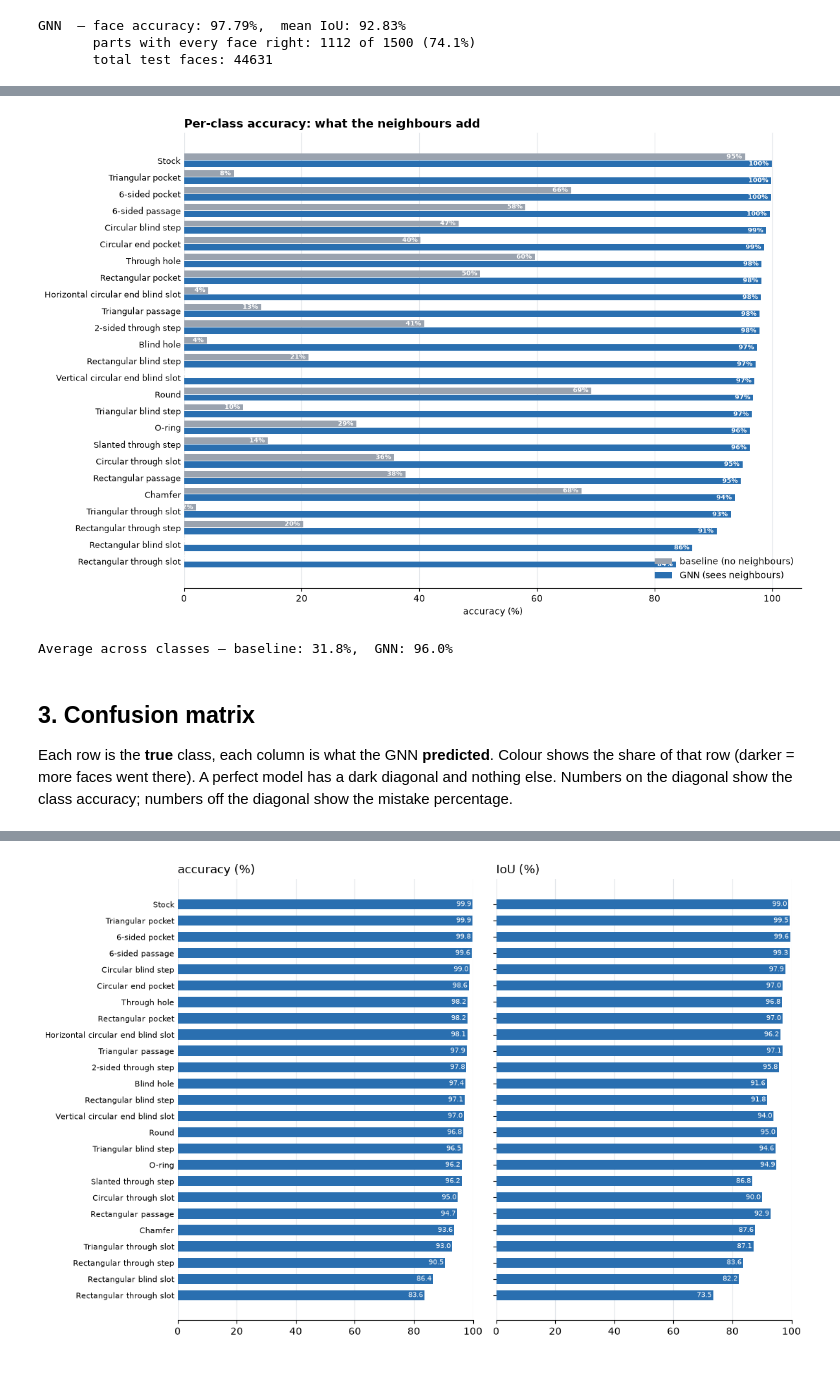
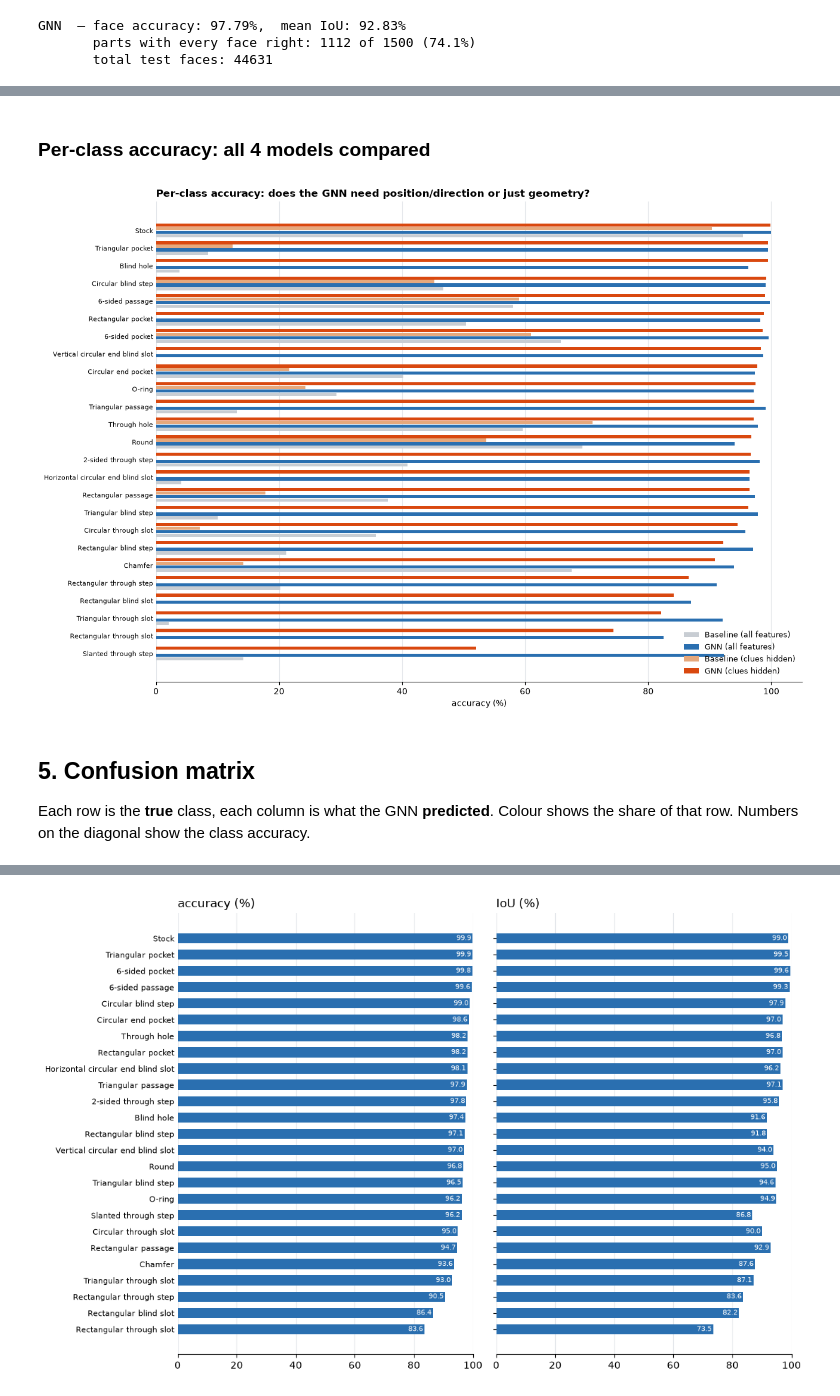
Before and after one commit to udaydahal/AnK_Progress, a Jupyter notebook: brep_gnn/mfcad/visualize_mfcad.ipynb, the cells around one changed output, grey strips where cells are left out. Saved outputs shown, nothing was run; the diff lists cells and outputs as text; code cells hidden in the pictures.

```diff
--- a/brep_gnn/mfcad/visualize_mfcad.ipynb
+++ b/brep_gnn/mfcad/visualize_mfcad.ipynb
@@ -117,0 +246,20 @@ Each bar shows what % of faces of that class were predicted correctly. Classes s
+# %%
+fig, (ax1, ax2) = plt.subplots(1, 2, figsize=(13, 4.5), facecolor="white")
+epochs = range(1, EPOCHS + 1)
+
+ax1.plot(epochs, gnn_hist["train_loss"], color="#2a6fb0", linewidth=2, label="GNN (all features)")
+ax1.plot(epochs, hard_gnn_hist["train_loss"], color="#d9480f", linewidth=2, label="GNN (clues hidden)")
+ax1.set_xlabel("epoch"); ax1.set_ylabel("training loss")
+ax1.set_title("Training loss", loc="left", fontweight="bold")
+ax1.legend(frameon=False); ax1.grid(color="#e3e6ea", linewidth=0.8)
+for s in ("top", "right"): ax1.spines[s].set_visible(False)
+
+ax2.plot(epochs, [100*v for v in gnn_hist["val_acc"]], color="#2a6fb0", linewidth=2, label="GNN (all features)")
+ax2.plot(epochs, [100*v for v in hard_gnn_hist["val_acc"]], color="#d9480f", linewidth=2, label="GNN (clues hidden)")
+ax2.set_xlabel("epoch"); ax2.set_ylabel("validation accuracy (%)")
+ax2.set_title("Validation accuracy", loc="left", fontweight="bold")
+ax2.set_ylim(0, 100)
+ax2.legend(frameon=False, loc="lower right"); ax2.grid(color="#e3e6ea", linewidth=0.8)
+for s in ("top", "right"): ax2.spines[s].set_visible(False)
+
+plt.tight_layout(); plt.show()
@@ -118,43 +268,45 @@ Each bar shows what % of faces of that class were predicted correctly. Classes s
+# %% [markdown]
+### Per-class accuracy: all 4 models compared
 # %%
-tp_mlp = cm_mlp.diag().float()
-tp_gnn = cm_gnn.diag().float()
+tp_hard_mlp = cm_hard_mlp.diag().float()
+tp_hard_gnn = cm_hard_gnn.diag().float()
 n_true = cm_gnn.sum(1).float()
 
-acc_mlp = (100 * tp_mlp / n_true.clamp(min=1)).numpy()
-acc_gnn = (100 * tp_gnn / n_true.clamp(min=1)).numpy()
-order = np.argsort(acc_gnn)
+acc_all = {
+    "Baseline (all features)": (100 * cm_mlp.diag().float() / n_true.clamp(min=1)).numpy(),
+    "GNN (all features)": (100 * cm_gnn_fresh.diag().float() / n_true.clamp(min=1)).numpy(),
+    "Baseline (clues hidden)": (100 * tp_hard_mlp / n_true.clamp(min=1)).numpy(),
+    "GNN (clues hidden)": (100 * tp_hard_gnn / n_true.clamp(min=1)).numpy(),
+}
 
-fig, ax = plt.subplots(figsize=(12, 8), facecolor="white")
-y_pos = np.arange(K)
-h = 0.38
+order = np.argsort(acc_all["GNN (clues hidden)"])
+colours = {"Baseline (all features)": "#c8cdd3", "GNN (all features)": "#2a6fb0",
+           "Baseline (clues hidden)": "#e6a87c", "GNN (clues hidden)": "#d9480f"}
 
-ax.barh(y_pos + h/2 + 0.02, acc_mlp[order], h, label="baseline (no neighbours)", color="#9aa3af")
-ax.barh(y_pos - h/2 - 0.02, acc_gnn[order], h, label="GNN (sees neighbours)", color="#2a6fb0")
-
-for y, (b, g) in enumerate(zip(acc_mlp[order], acc_gnn[order])):
-    ax.text(max(b, 1) - 0.5, y + h/2 + 0.02, f"{b:.0f}%", va="center", ha="right", fontsize=7, color="white", fontweight="bold")
-    ax.text(max(g, 1) - 0.5, y - h/2 - 0.02, f"{g:.0f}%", va="center", ha="right", fontsize=7, color="white", fontweight="bold")
+fig, ax = plt.subplots(figsize=(13, 9), facecolor="white")
+n_bars = len(acc_all)
+h = 0.8 / n_bars
+for idx, (label, vals) in enumerate(acc_all.items()):
+    offset = (idx - n_bars/2 + 0.5) * h
+    ax.barh(np.arange(K) + offset, vals[order], h * 0.9, label=label, color=colours[label])
 
 ax.set_xlim(0, 105)
-ax.set_yticks(y_pos)
-ax.set_yticklabels([LABELS[i] for i in order], fontsize=9)
+ax.set_yticks(range(K))
+ax.set_yticklabels([LABELS[i] for i in order], fontsize=8)
 ax.set_xlabel("accuracy (%)")
-ax.set_title("Per-class accuracy: what the neighbours add", loc="left", fontsize=13, fontweight="bold")
-ax.legend(frameon=False, loc="lower right", fontsize=10)
+ax.set_title("Per-class accuracy: does the GNN need position/direction or just geometry?",
+             loc="left", fontsize=12, fontweight="bold")
+ax.legend(frameon=False, loc="lower right", fontsize=9)
 ax.grid(axis="x", color="#e3e6ea", linewidth=0.8); ax.set_axisbelow(True)
-for s in ("top", "right", "left"):
-    ax.spines[s].set_visible(False)
+for s in ("top", "right", "left"): ax.spines[s].set_visible(False)
 ax.tick_params(axis="y", length=0)
 plt.tight_layout(); plt.show()
-
-print(f"\nAverage across classes — baseline: {acc_mlp.mean():.1f}%,  GNN: {acc_gnn.mean():.1f}%")
 # %% [output]
-[figure, old version]
+[figure, new version]
-Average across classes — baseline: 31.8%,  GNN: 96.0%
 # %% [markdown]
-## 3. Confusion matrix
-Each row is the **true** class, each column is what the GNN **predicted**. Colour shows the share of that row (darker = more faces went there).
-A perfect model has a dark diagonal and nothing else. Numbers on the diagonal show the class accuracy; numbers off the diagonal show the mistake percentage.
+## 5. Confusion matrix
+Each row is the **true** class, each column is what the GNN **predicted**. Colour shows the share of that row.
+Numbers on the diagonal show the class accuracy.
 # %%
 row_share = cm_gnn.float() / cm_gnn.sum(1, keepdim=True).clamp(min=1)
 
```
Also changed, not shown: parts of 20 cells of this notebook, 5 other files.
